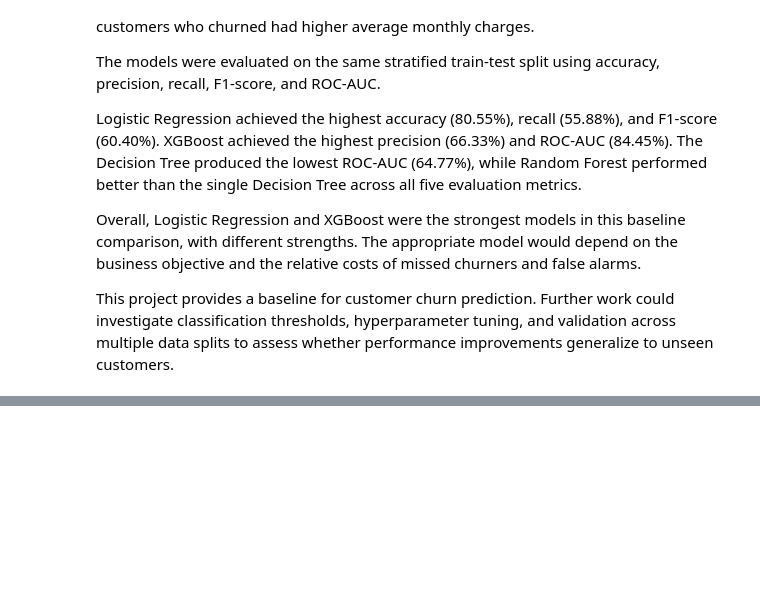
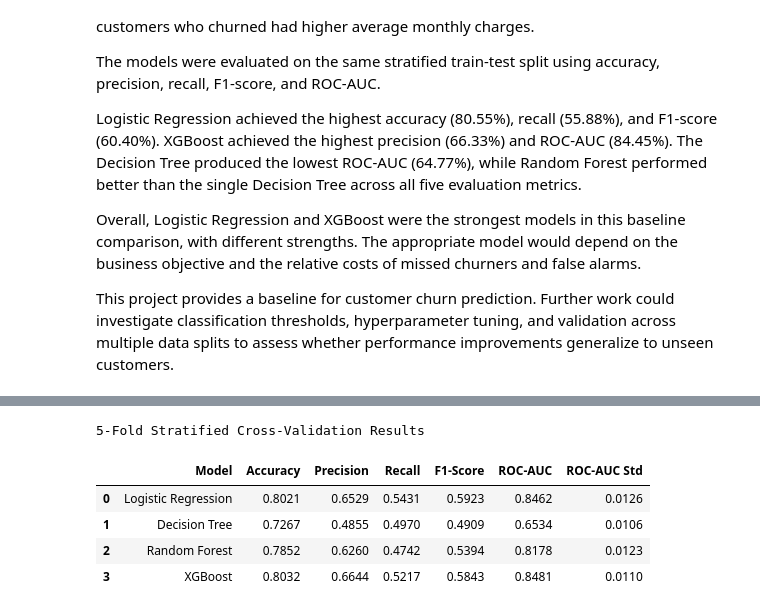
Before and after one commit to niya-cyber/ML_Case_Study, a Jupyter notebook: Telco_Customer_Churn.ipynb, the cells around one changed output, grey strips where cells are left out. Drawn from its saved outputs; the diff is of its cells as text; code cells hidden in the pictures; blank space fills up the shorter version.

```diff
--- a/Telco_Customer_Churn.ipynb
+++ b/Telco_Customer_Churn.ipynb
@@ -792,0 +870,62 @@ This project provides a baseline for customer churn prediction. Further work cou
+# %%
+from sklearn.model_selection import StratifiedKFold, cross_validate
+import pandas as pd
+
+# Define 5-fold stratified cross-validation
+cv = StratifiedKFold(
+    n_splits=5,
+    shuffle=True,
+    random_state=42
+)
+
+# Models to evaluate
+models = {
+    "Logistic Regression": logistic_model,
+    "Decision Tree": decision_tree_model,
+    "Random Forest": random_forest_model,
+    "XGBoost": xgboost_model
+}
+
+cv_results = []
+
+# Evaluate each model using the training data only
+for model_name, model in models.items():
+
+    scores = cross_validate(
+        model,
+        X_train,
+        y_train,
+        cv=cv,
+        scoring={
+            "accuracy": "accuracy",
+            "precision": "precision",
+            "recall": "recall",
+            "f1": "f1",
+            "roc_auc": "roc_auc"
+        },
+        n_jobs=-1,
+        error_score="raise"
+    )
+
+    cv_results.append({
+        "Model": model_name,
+        "Accuracy": scores["test_accuracy"].mean(),
+        "Precision": scores["test_precision"].mean(),
+        "Recall": scores["test_recall"].mean(),
+        "F1-Score": scores["test_f1"].mean(),
+        "ROC-AUC": scores["test_roc_auc"].mean(),
+        "ROC-AUC Std": scores["test_roc_auc"].std()
+    })
+
+cv_results_df = pd.DataFrame(cv_results)
+
+# Display results without relying on Jinja2 styling
+print("5-Fold Stratified Cross-Validation Results")
+display(cv_results_df.round(4))
+# %% [output]
+5-Fold Stratified Cross-Validation Results
+|  | Model | Accuracy | Precision | Recall | F1-Score | ROC-AUC | ROC-AUC Std |
+| 0 | Logistic Regression | 0.8021 | 0.6529 | 0.5431 | 0.5923 | 0.8462 | 0.0126 |
+| 1 | Decision Tree | 0.7267 | 0.4855 | 0.4970 | 0.4909 | 0.6534 | 0.0106 |
+| 2 | Random Forest | 0.7852 | 0.6260 | 0.4742 | 0.5394 | 0.8178 | 0.0123 |
+| 3 | XGBoost | 0.8032 | 0.6644 | 0.5217 | 0.5843 | 0.8481 | 0.0110 |
```
Also changed, not shown: parts of 1 cell of this notebook.
